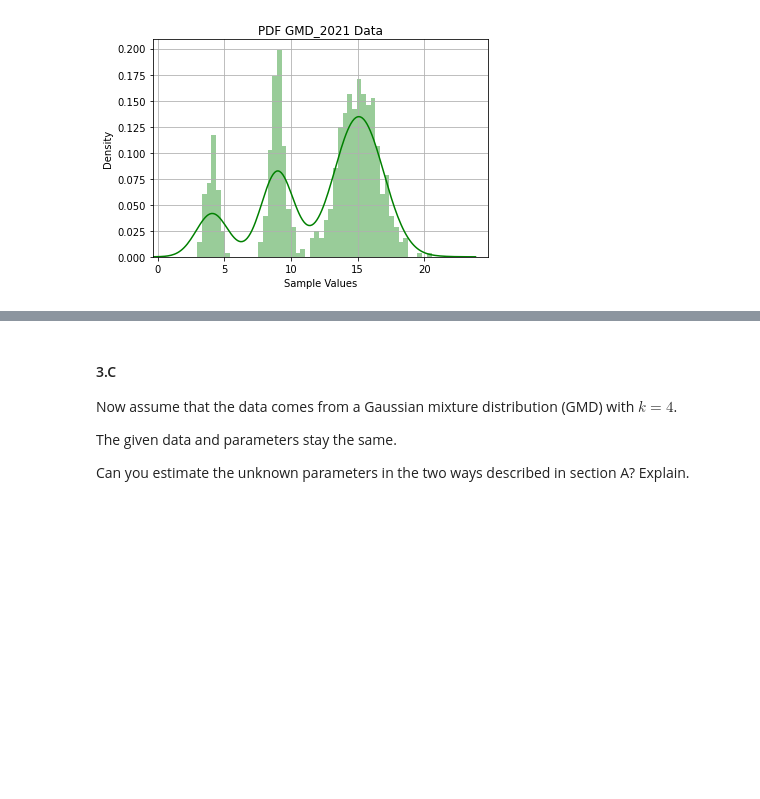
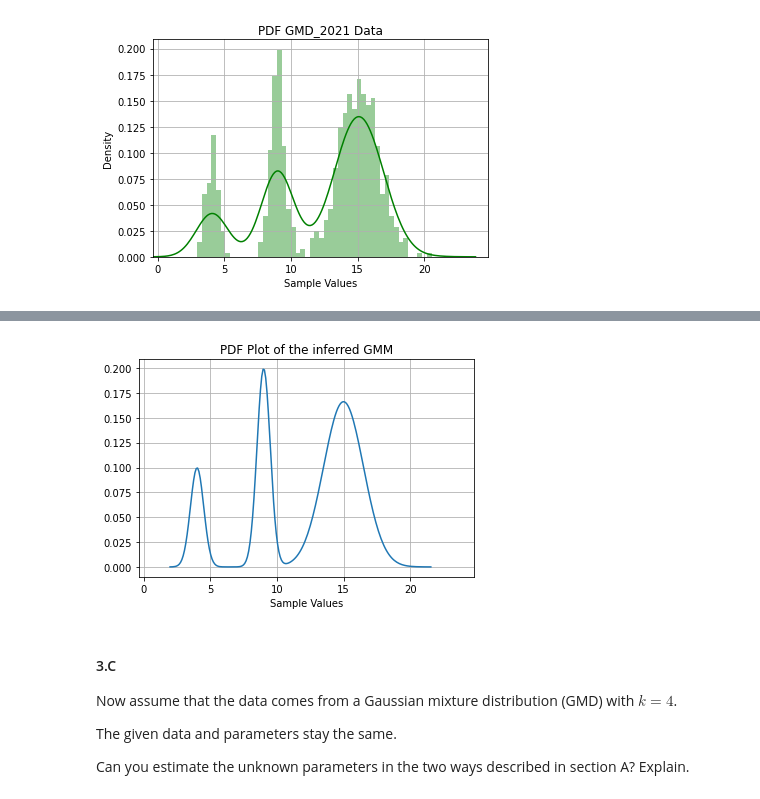
Before and after one commit to RoyR-IDC/StatisticsAndDataAnalysis, a Jupyter notebook: HW2/203972922_201312907.ipynb, the cells around one changed output, grey strips where cells are left out. Cells and saved outputs as stored; diff of their text form; code cells hidden in the pictures; blank space fills up the shorter version.

```diff
--- a/HW2/203972922_201312907.ipynb
+++ b/HW2/203972922_201312907.ipynb
@@ -400,3 +414,41 @@ plt.show()
+# %%
+def get_single_gausian_pdf(mu: float, sigma: float, x: float):
+    result = ((1)/(sigma * math.sqrt(2*math.pi))) * math.exp((-(x-mu)**2)/(2*sigma**2))
+    return result
+
+def get_gmm_pdf(w1:float, w2:float, w3: float,
+                mu1: float, mu2: float, mu3: float,
+                sigma1: float, sigma2: float, sigma3: float,
+                x: float):
+    result = w1 * get_single_gausian_pdf(mu1, sigma1, x) +\
+             w2 * get_single_gausian_pdf(mu2, sigma2, x) +\
+             w3 * get_single_gausian_pdf(mu3, sigma3, x)
+    return result
+
+def get_gmm_pdf_vector(w1:float, w2:float, w3: float,
+                        mu1: float, mu2: float, mu3: float,
+                        sigma1: float, sigma2: float, sigma3: float,
+                        x_values: list):
+    result = [get_gmm_pdf(w1, w2, w3, mu1, mu2, mu3, sigma1, sigma2, sigma3, x) for x in x_values]
+    return result
+# %%
+x_axis_values = np.linspace(min(samples)-1, max(samples)+1, 200)
+y_axis_values = get_gmm_pdf_vector(w1=0.125, w2=0.25, w3=0.625,
+                                   mu1=4, mu2=9, mu3=15,
+                                   sigma1=0.5, sigma2=0.5, sigma3=1.5,
+                                   x_values=x_axis_values)
+# %%
+std = np.std(samples)
+mean = np.mean(samples)
+plt.plot(x_axis_values, y_axis_values)
+plt.xlim(xmin= mean-3*std , xmax= mean+3*std)
+# The limits are where the cdf is 0.997 by the formula : P(μ-3s ≤ Y ≤ μ+3s)
+plt.grid()
+plt.xlabel(f'Sample Values')
+plt.title(f'PDF Plot of the inferred GMM')
+plt.show()
+# %% [output]
+[figure, added]
 # %% [markdown]
 #### 3.C
 Now assume that the data comes from a Gaussian mixture
```
Also changed, not shown: parts of 3 cells of this notebook.
